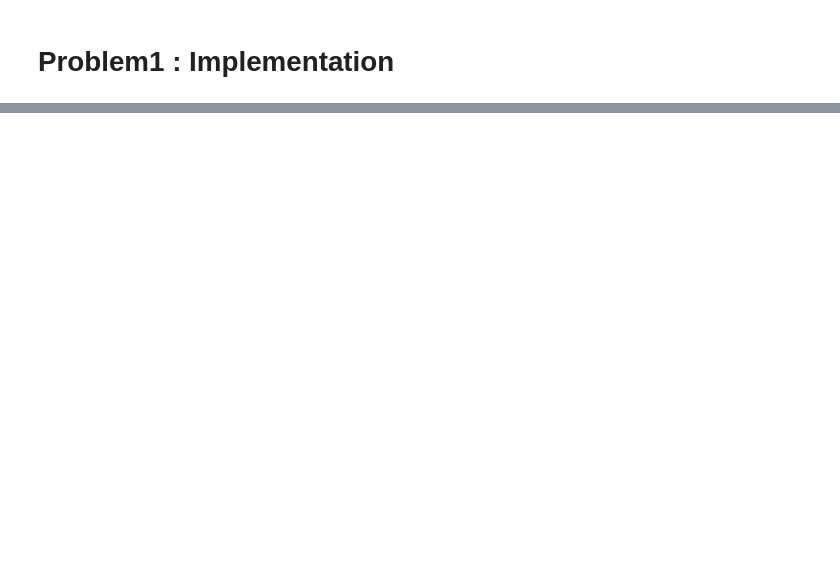
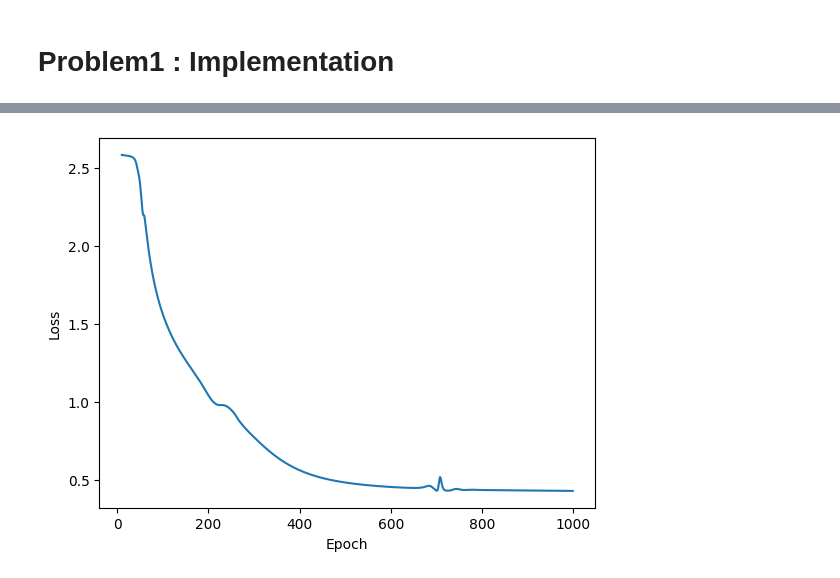
Before and after one commit to jmSNU/DNN, a Jupyter notebook: hw3/hw3.ipynb, the cells around one changed output, grey strips where cells are left out. Saved outputs shown, nothing was run; the diff lists cells and outputs as text; code cells hidden in the pictures; blank space fills up the shorter version.

```diff
--- a/hw3/hw3.ipynb
+++ b/hw3/hw3.ipynb
@@ -211,9 +208,104 @@ def f_true(x) :
 
 torch.manual_seed(0)
 X_train = torch.normal(0.0, 1.0, (N,))
-y_train = f_true(X_train)
+y_train = f_true(X_train)  + torch.normal(0,0.5, X_train.shape)
 X_val = torch.normal(0.0, 1.0, (N//5,))
 y_val = f_true(X_val)
 
 train_dataloader = DataLoader(TensorDataset(X_train.unsqueeze(1), y_train.unsqueeze(1)), batch_size=B)
 test_dataloader = DataLoader(TensorDataset(X_val.unsqueeze(1), y_val.unsqueeze(1)), batch_size=B)
+
+
+class MLP(nn.Module):
+    def __init__(self, input_dim=1) :
+        super().__init__()
+        self.linear1 = nn.Linear(input_dim, 64, bias=True)
+        self.linear2 = nn.Linear(64, 64, bias=True)
+        self.linear3 = nn.Linear(64, 1 , bias=True)
+
+    def forward(self, x) :
+        x = torch.sigmoid(self.linear1(x))
+        x = torch.sigmoid(self.linear2(x))
+        x = self.linear3(x)
+        return x
+
+model = MLP()
+
+model.linear1.weight.data = torch.normal (0 , 1 , model.linear1.weight.shape)
+model.linear1.bias.data = torch.full(model.linear1.bias.shape, 0.03)
+
+model.linear2.weight.data = torch.normal (0 , 1 , model.linear2.weight.shape)
+model.linear2.bias.data = torch.full(model.linear2.bias.shape, 0.03)
+
+model.linear3.weight.data = torch.normal (0 , 1 , model.linear3.weight.shape)
+model.linear3.bias.data = torch.full(model.linear3.bias.shape, 0.03)
+
+criterion = nn.MSELoss()
+optimizer = torch.optim.SGD(model.parameters(), lr=alpha)
+
+losses = []
+
+for epoch in range(K):
+    tmp_losses = []
+    for batch in train_dataloader:
+        optimizer.zero_grad()
+        train_losses = 0
+
+        input_batch = batch[0]
+        label_batch = batch[1]
+
+        perm = np.random.permutation(np.arange(B))
+        for i in range(B):
+            idx = perm[i%B]
+            input = input_batch[idx]
+            label = label_batch[idx]
+            output = model(input)
+            loss = criterion(output, label.unsqueeze(-1)) # Ensure dimensions are the same
+            train_losses += loss
+
+        train_losses = train_losses/B
+        tmp_losses.append(train_losses)
+        # losses.append(train_losses)
+        train_losses.requires_grad_(True)
+        train_losses.backward()
+        optimizer.step()
+
+    losses.append(np.mean([x.detach().numpy()  for x in tmp_losses]))
+    print(f"epoch : {epoch}, train_loss : {torch.mean(torch.FloatTensor(train_losses))}")
+
+with torch.no_grad():
+    plt.figure()
+    # plt.plot(range(10,N//B*K), losses[10:], label = "Train")
+    plt.plot(range(10,K), losses[10:], label = "Train")
+    plt.xlabel("Epoch")
+    plt.ylabel("Loss")
+
+plt.show()
+
+losses = []
+model.eval
+N = X_val.shape[0]
+test_losses = 0
+hit = 0
+
+for i in range(N):
+    input = X_val[i].unsqueeze(-1)
+    label = y_val[i]
+    output = model(input)
+    if np.abs(label.detach().numpy() - output.detach().numpy())<5e-1:
+        hit +=1
+    loss = criterion(output, label.unsqueeze(-1))
+    test_losses += loss
+test_losses = test_losses/N
+accuracy = hit/N
+print(f"Test Loss : {test_losses}, Accurarcy : {accuracy}")
+
+with torch.no_grad():
+    xx = torch.linspace(-3,3,1024).unsqueeze(1)
+    plt.plot(X_train,y_train,'rx',label='Data points')
+    # plt.plot(X_val, y_val, "bx",label = "test")
+    plt.plot(xx,f_true(xx),'r',label='True Fn')
+    plt.plot(xx, model(xx),label='Learned Fn')
+plt.legend()
+plt.show()
+# %% [output]
@@ -219,0 +329 @@ test_dataloader = DataLoader(TensorDataset(X_val.unsqueeze(1), y_val.unsqueeze(1
+[figure, added]
```
Also changed, not shown: parts of 7 cells of this notebook, 12 other files.
